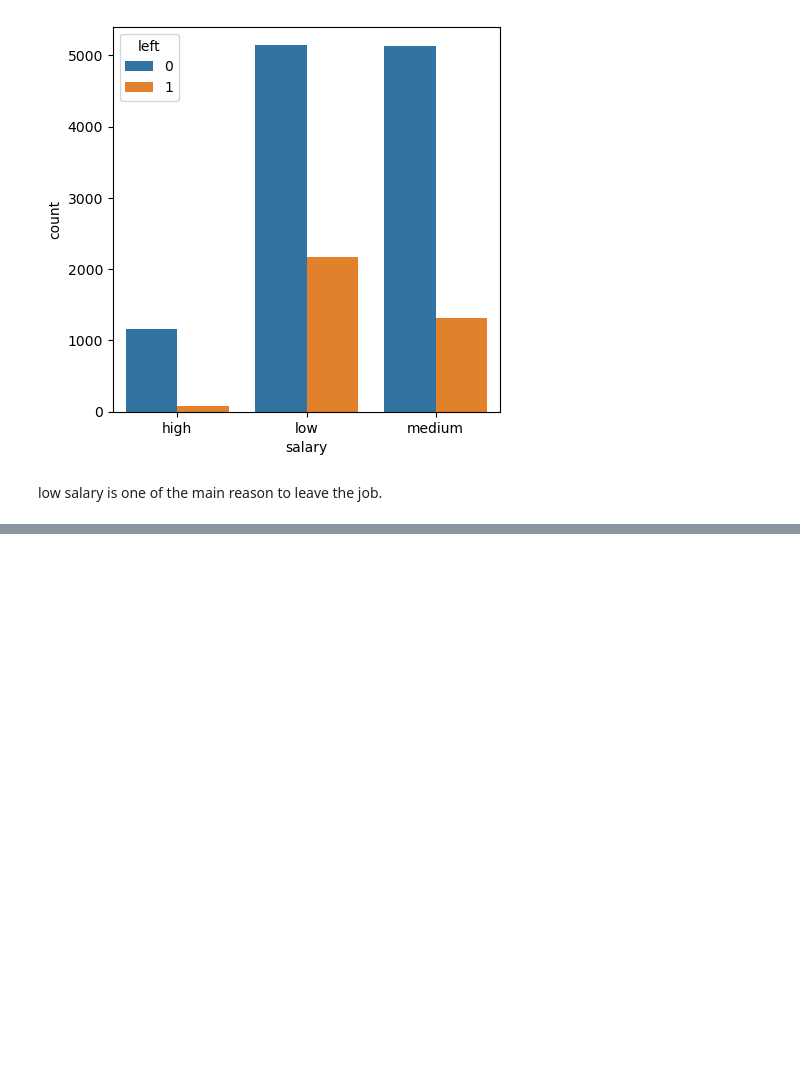
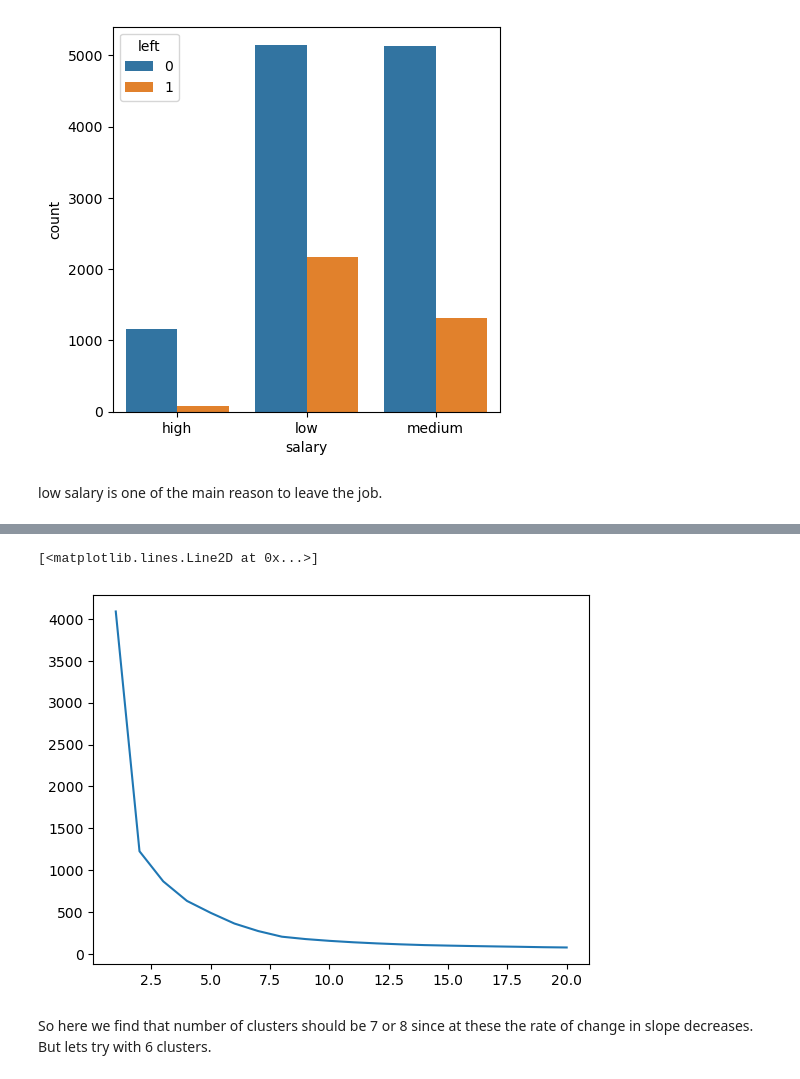
Before and after one commit to ABHISHEK-ALGO/H-R-ANALYTICS, a Jupyter notebook: HR Analytics Project.ipynb, the cells around one changed output, grey strips where cells are left out. Cells and saved outputs as stored; diff of their text form; code cells hidden in the pictures; blank space fills up the shorter version.

```diff
--- a/HR Analytics Project.ipynb
+++ b/HR Analytics Project.ipynb
@@ -353,0 +416,3 @@ low salary is one of the main reason to leave the job.
+# %%
+df_clus = df_emp[['satisfaction_level','last_evaluation','left']]
+df_clus
@@ -353,0 +437,6 @@ low salary is one of the main reason to leave the job.
+# %%
+wcss = []
+for i in range(1,21):
+    km = KMeans(n_clusters = i)
+    km.fit_predict(df_clus)
+    wcss.append(km.inertia_)
@@ -353,0 +480,7 @@ low salary is one of the main reason to leave the job.
+# %%
+plt.plot(range(1,21),wcss)
+# %% [output]
+[<matplotlib.lines.Line2D at 0x...>]
+[figure, added]
+# %% [markdown]
+So here we find that number of clusters should be 7 or 8 since at these the rate of change in slope decreases. But lets try with 6 clusters.
```
Also changed, not shown: parts of 73 cells of this notebook, 27 other files.
